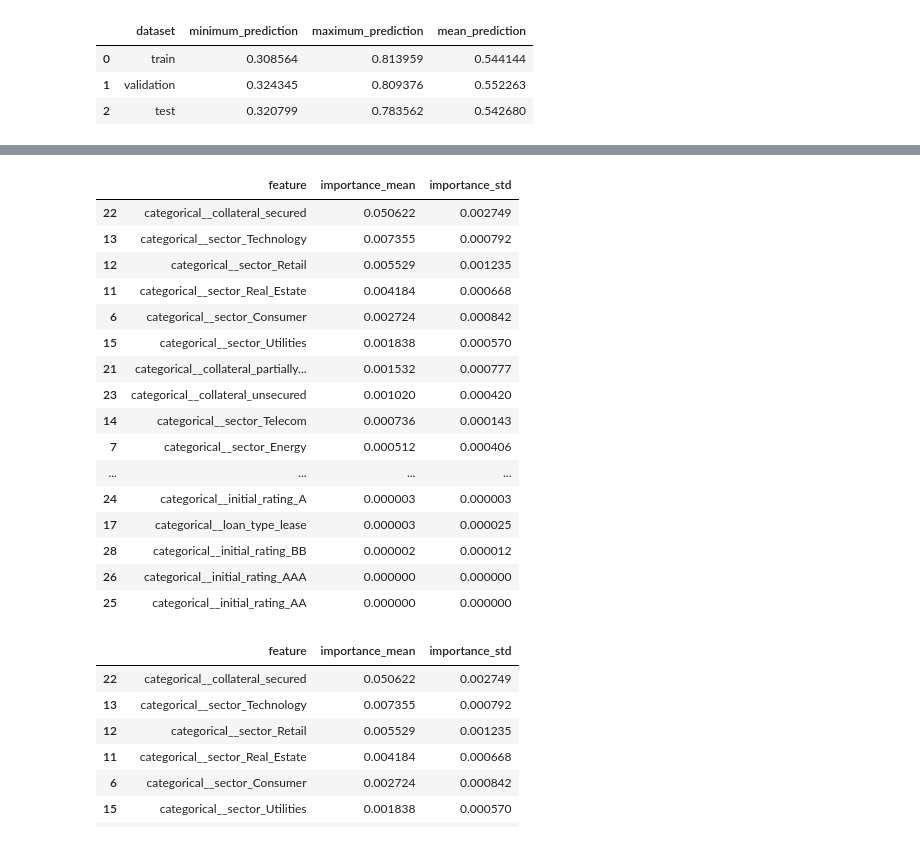
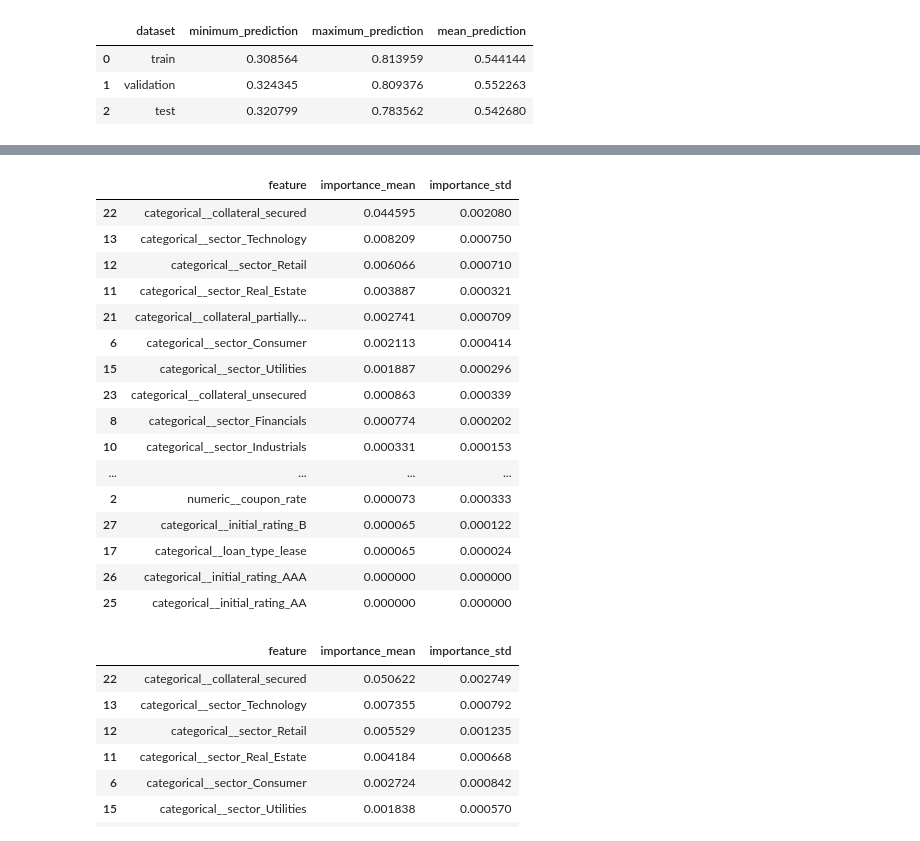
Before and after one commit to Ashwannii-20/BankSense-2.0, a Jupyter notebook: notebooks/03_leakage_analysis.ipynb, the cells around one changed output, grey strips where cells are left out. Saved outputs shown, nothing was run; the diff lists cells and outputs as text; code cells hidden in the pictures.

```diff
--- a/notebooks/03_leakage_analysis.ipynb
+++ b/notebooks/03_leakage_analysis.ipynb
@@ -2955,47 +2746,47 @@ structure for modelling loss severity after default.
 # %%
 from sklearn.inspection import permutation_importance
 
 lgd_feature_names = (
     lgd_preprocessor.get_feature_names_out()
 )
 
 lgd_permutation = permutation_importance(
     lgd_model,
-    X_lgd_test_processed,
-    y_lgd_test,
+   X_lgd_validation_processed,
+    y_lgd_validation,
     scoring="neg_mean_absolute_error",
     n_repeats=10,
     random_state=42,
 )
 
 lgd_feature_importance = pd.DataFrame(
     {
         "feature": lgd_feature_names,
         "importance_mean": lgd_permutation.importances_mean,
         "importance_std": lgd_permutation.importances_std,
     }
 ).sort_values(
     "importance_mean",
     ascending=False,
 )
 
 display(lgd_feature_importance.head(20))
 # %% [output]
 |  | feature | importance_mean | importance_std |
-| 22 | categorical__collateral_secured | 0.050622 | 0.002749 |
-| 13 | categorical__sector_Technology | 0.007355 | 0.000792 |
-| 12 | categorical__sector_Retail | 0.005529 | 0.001235 |
-| 11 | categorical__sector_Real_Estate | 0.004184 | 0.000668 |
-| 6 | categorical__sector_Consumer | 0.002724 | 0.000842 |
-| 15 | categorical__sector_Utilities | 0.001838 | 0.000570 |
-| 21 | categorical__collateral_partially... | 0.001532 | 0.000777 |
-| 23 | categorical__collateral_unsecured | 0.001020 | 0.000420 |
-| 14 | categorical__sector_Telecom | 0.000736 | 0.000143 |
-| 7 | categorical__sector_Energy | 0.000512 | 0.000406 |
+| 22 | categorical__collateral_secured | 0.044595 | 0.002080 |
+| 13 | categorical__sector_Technology | 0.008209 | 0.000750 |
+| 12 | categorical__sector_Retail | 0.006066 | 0.000710 |
+| 11 | categorical__sector_Real_Estate | 0.003887 | 0.000321 |
+| 21 | categorical__collateral_partially... | 0.002741 | 0.000709 |
+| 6 | categorical__sector_Consumer | 0.002113 | 0.000414 |
+| 15 | categorical__sector_Utilities | 0.001887 | 0.000296 |
+| 23 | categorical__collateral_unsecured | 0.000863 | 0.000339 |
+| 8 | categorical__sector_Financials | 0.000774 | 0.000202 |
+| 10 | categorical__sector_Industrials | 0.000331 | 0.000153 |
 | ... | ... | ... | ... |
-| 24 | categorical__initial_rating_A | 0.000003 | 0.000003 |
-| 17 | categorical__loan_type_lease | 0.000003 | 0.000025 |
-| 28 | categorical__initial_rating_BB | 0.000002 | 0.000012 |
+| 2 | numeric__coupon_rate | 0.000073 | 0.000333 |
+| 27 | categorical__initial_rating_B | 0.000065 | 0.000122 |
+| 17 | categorical__loan_type_lease | 0.000065 | 0.000024 |
 | 26 | categorical__initial_rating_AAA | 0.000000 | 0.000000 |
 | 25 | categorical__initial_rating_AA | 0.000000 | 0.000000 |
 # %%
```
Also changed, not shown: parts of 60 cells of this notebook, 18 other files.
